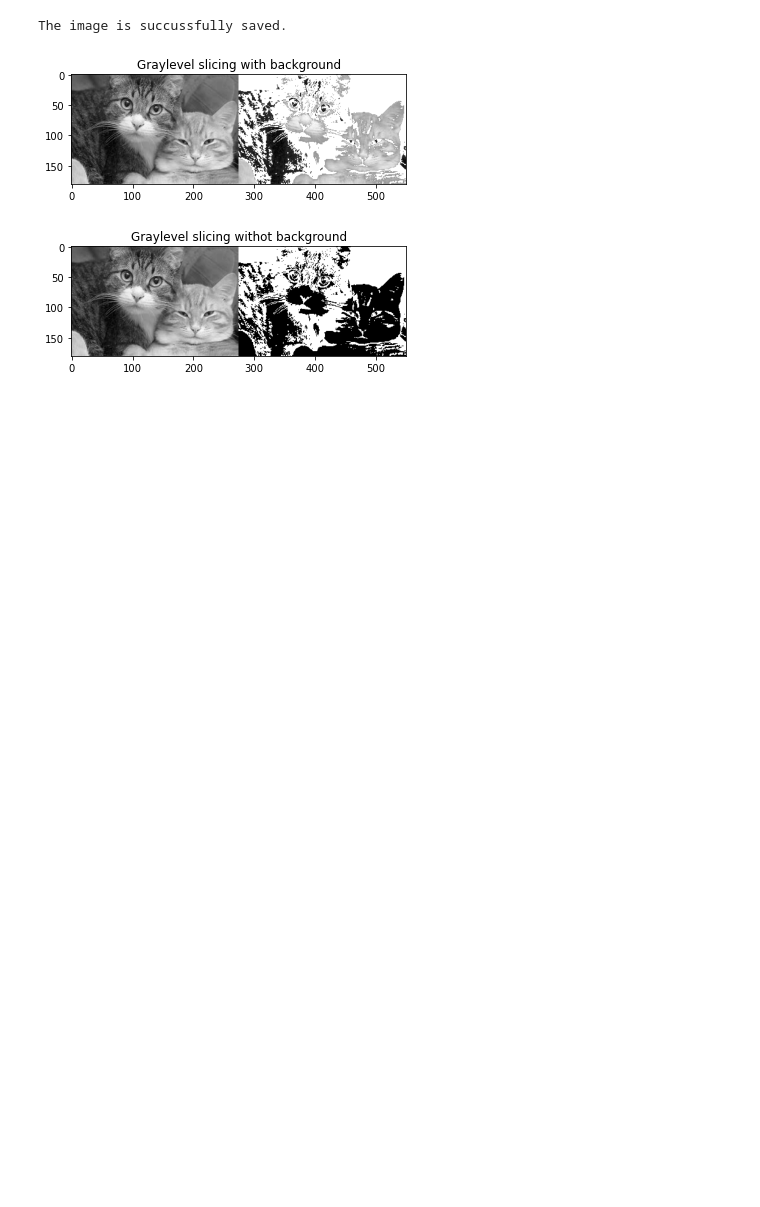
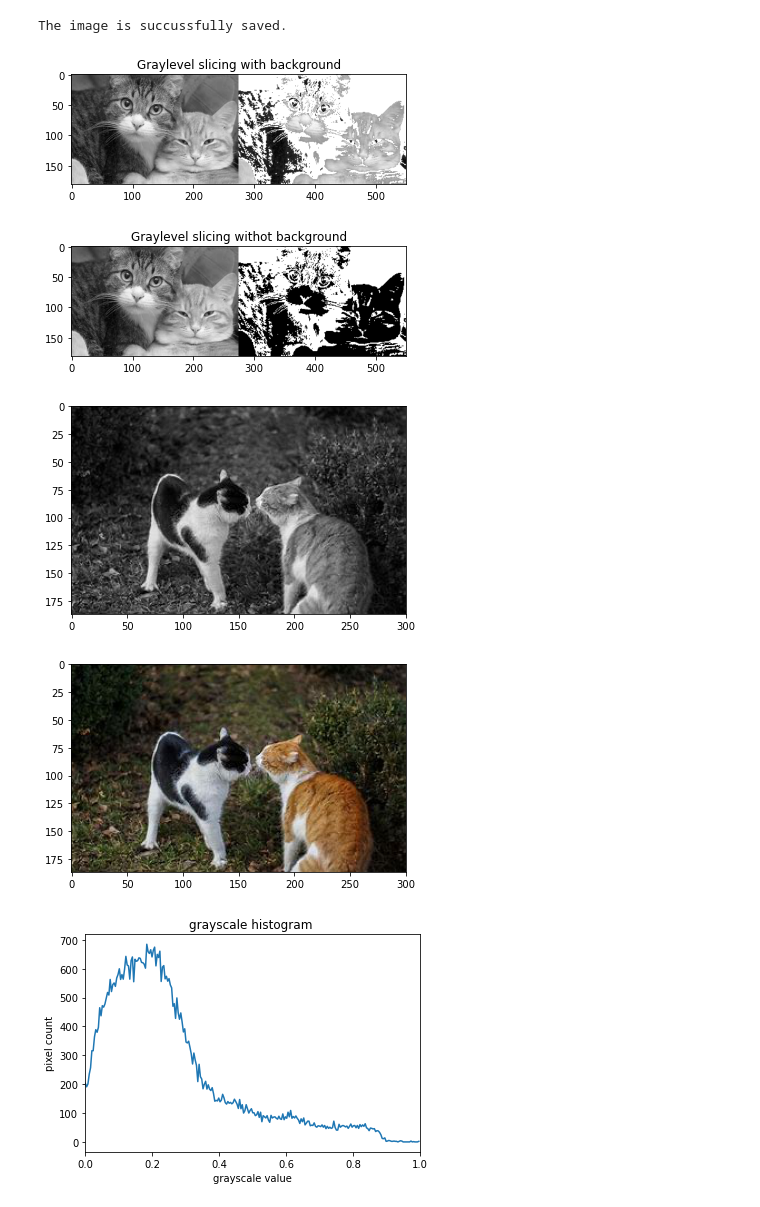
Before and after one commit to vais547/image-processing, a Jupyter notebook: program2.ipynb, the cells around one changed output. Saved outputs shown, nothing was run; the diff lists cells and outputs as text; code cells hidden in the pictures; blank space fills up the shorter version.

```diff
--- a/program2.ipynb
+++ b/program2.ipynb
@@ -49,3 +49,36 @@ plt.imshow(equ,'gray')
 plt.show()
 # %% [output]
 [figure]
+# %%
+import numpy as np
+import skimage.color
+import skimage.io as io
+import matplotlib.pyplot as plt
+
+# Load the image
+image = skimage.io.imread(fname="cats.jpg",as_gray=True)
+image1 = skimage.io.imread(fname="cats.jpg")
+
+fig, ax = plt.subplots()
+plt.imshow(image, cmap="gray")
+plt.show()
+
+fig, ax = plt.subplots()
+plt.imshow(image1, cmap="gray")
+plt.show()
+
+#create the histogram
+histogram, bin_edges=np.histogram(image,bins=256,range=(0,1))
+
+#configue and draw the histogram figure
+plt.figure()
+plt.title("grayscale histogram ")
+plt.xlabel("grayscale value")
+plt.ylabel("pixel count")
+plt.xlim([0.0,1.0])
+plt.plot(bin_edges[0:-1],histogram)
+plt.show()
+# %% [output]
+[figure, added]
+[figure, added]
+[figure, added]
```
Also changed, not shown: parts of 7 cells of this notebook.
